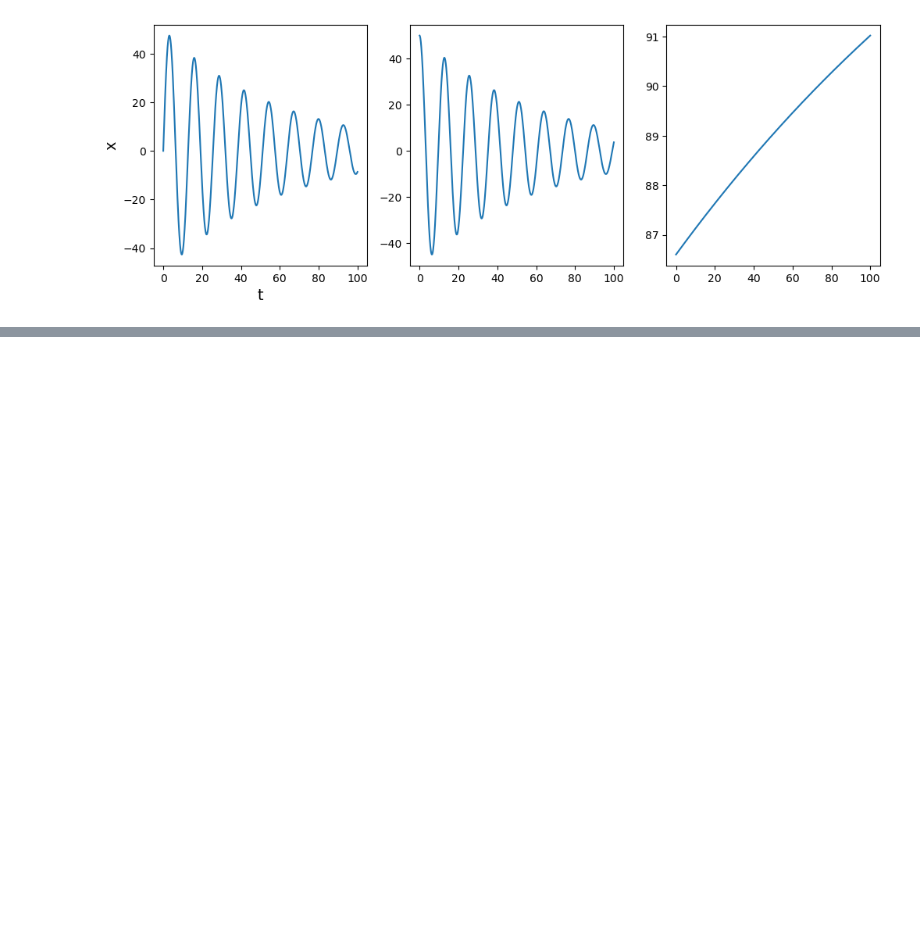
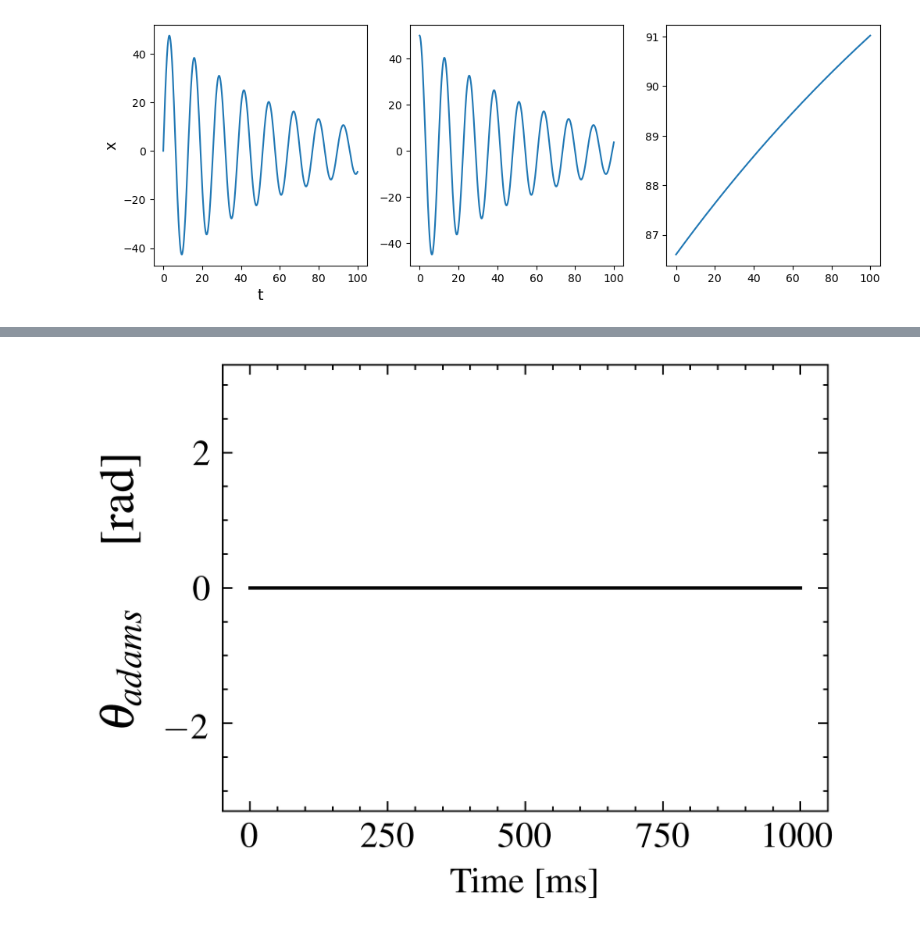
Before and after one commit to sato-yu-usagi/advect_calculate, a Jupyter notebook: Bloch_runge_kutta.ipynb, the cells around one changed output, grey strips where cells are left out. Cells and saved outputs as stored; diff of their text form; code cells hidden in the pictures; blank space fills up the shorter version.

```diff
--- a/Bloch_runge_kutta.ipynb
+++ b/Bloch_runge_kutta.ipynb
@@ -530,0 +503,20 @@ Text(0, 0.5, 'z difference')
+# %%
+# ax1.plot(t_sol_runge, phase_dif_runge_analy)  # 3Hzの波を表示
+# ax2.plot(t_sol_runge, phase_dif_adam_analy)
+# ここでスタイルを指定する
+# 今回は'science'と'ieee'を利用してみる
+plt.style.use(['science', 'ieee'])
+plt.rcParams["font.size"] = 11
+
+# 図の表示
+fig = plt.figure()
+ax = fig.add_subplot(1, 1, 1)
+plt.ylim(-3.3, 3.3)
+plt.ylabel("y_label", fontsize=15)
+ax.plot(t_sol_runge, phase_dif_adam_analy, label='Adams Moulton method')  # 3Hzの波を表示
+ax.set(xlabel='Time [ms]')    # x軸のラベル
+ax.set(ylabel=r"$\theta_{adams}\quad$""  [rad]")  # y軸のラベル
+
+fig.show()
+# %% [output]
+[figure, added]
```
Also changed, not shown: parts of 45 cells of this notebook.
